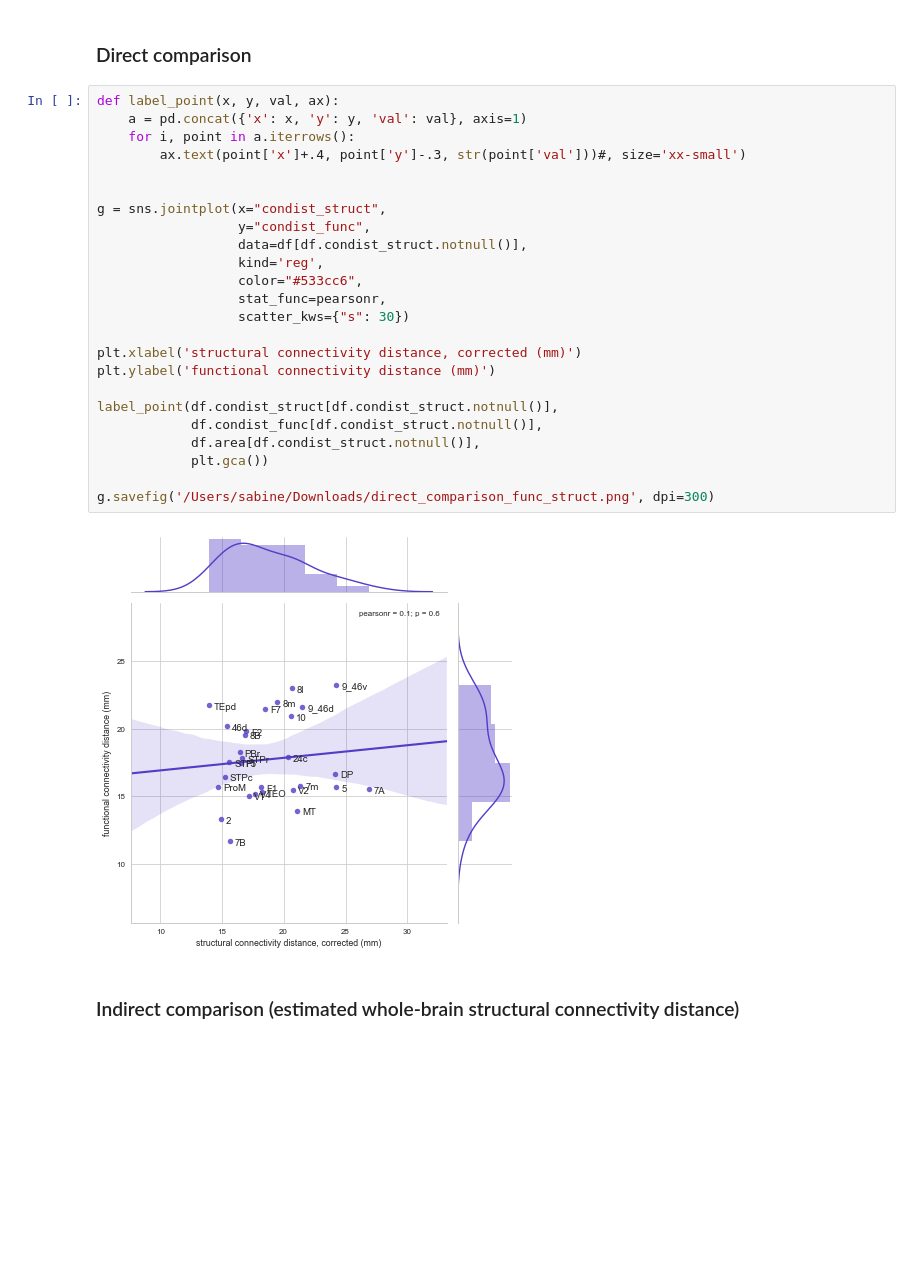
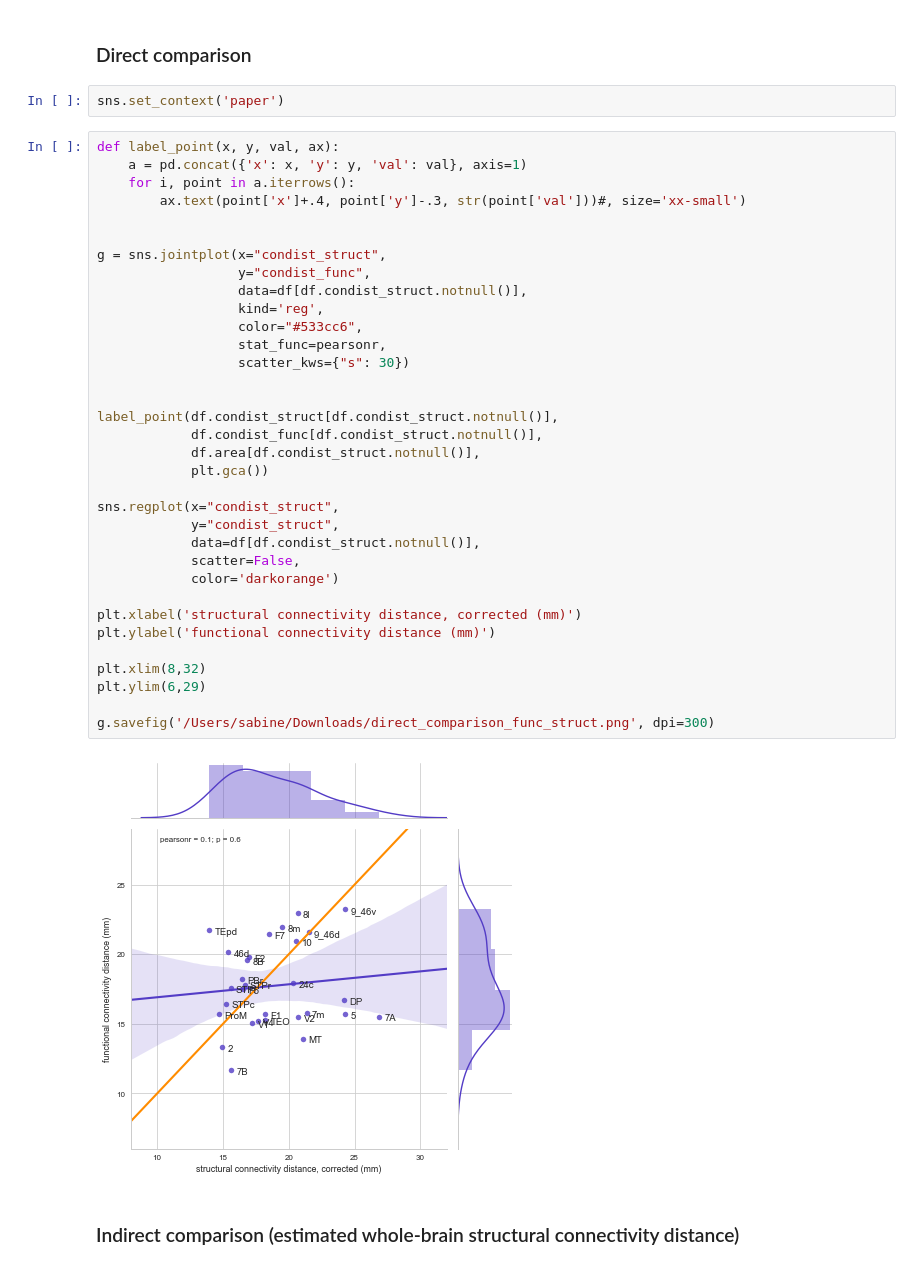
Before and after one commit to soligschlager/distconnect_macaque, a Jupyter notebook: 4_combined.ipynb, the cells around one changed output. Cells and saved outputs as stored; diff of their text form; blank space fills up the shorter version.

```diff
--- a/4_combined.ipynb
+++ b/4_combined.ipynb
@@ -113,32 +113,44 @@ _ = ax.legend(loc=4, fontsize=10)
 df = df_func[df_func.area!='???'].merge(df_struct, how='left', on='area', suffixes=['_func', '_struct'])
 # %% [markdown]
 ### Direct comparison
+# %%
+sns.set_context('paper')
 # %%
 def label_point(x, y, val, ax):
     a = pd.concat({'x': x, 'y': y, 'val': val}, axis=1)
     for i, point in a.iterrows():
         ax.text(point['x']+.4, point['y']-.3, str(point['val']))#, size='xx-small')
 
 
 g = sns.jointplot(x="condist_struct",
                   y="condist_func",
                   data=df[df.condist_struct.notnull()],
                   kind='reg',
                   color="#533cc6",
                   stat_func=pearsonr,
                   scatter_kws={"s": 30})
 
-plt.xlabel('structural connectivity distance, corrected (mm)')
-plt.ylabel('functional connectivity distance (mm)')
 
 label_point(df.condist_struct[df.condist_struct.notnull()],
             df.condist_func[df.condist_struct.notnull()],
             df.area[df.condist_struct.notnull()],
             plt.gca())
 
+sns.regplot(x="condist_struct",
+            y="condist_struct",
+            data=df[df.condist_struct.notnull()],
+            scatter=False,
+            color='darkorange')
+
+plt.xlabel('structural connectivity distance, corrected (mm)')
+plt.ylabel('functional connectivity distance (mm)')
+
+plt.xlim(8,32)
+plt.ylim(6,29)
+
 g.savefig('/Users/sabine/Downloads/direct_comparison_func_struct.png', dpi=300)
 # %% [output]
-[figure, old version]
+[figure, new version]
 # %% [markdown]
 ### Indirect comparison (estimated whole-brain structural connectivity distance)
 # %%
```
Also changed, not shown: parts of 2 cells of this notebook.
